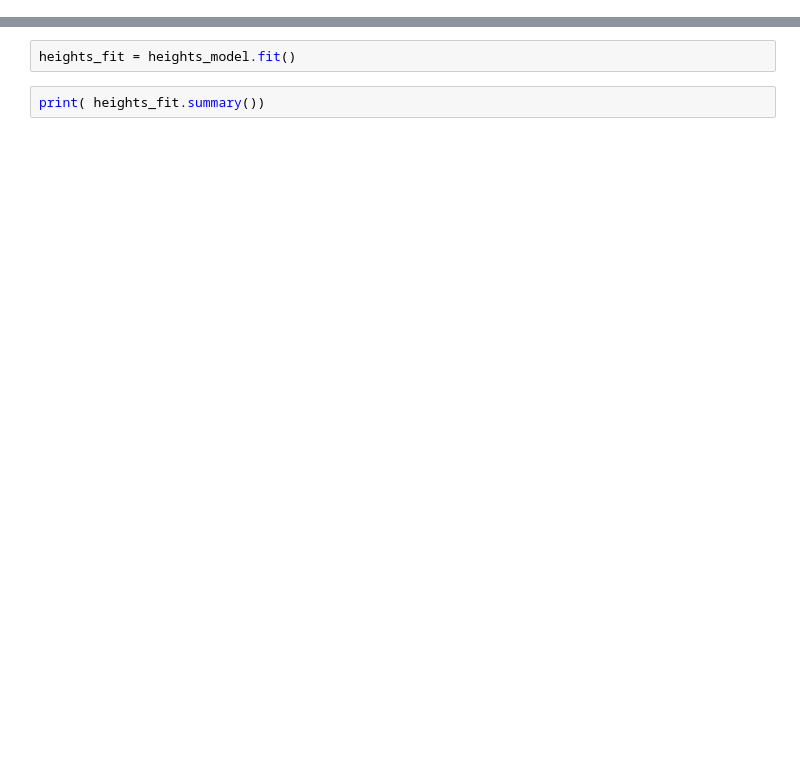
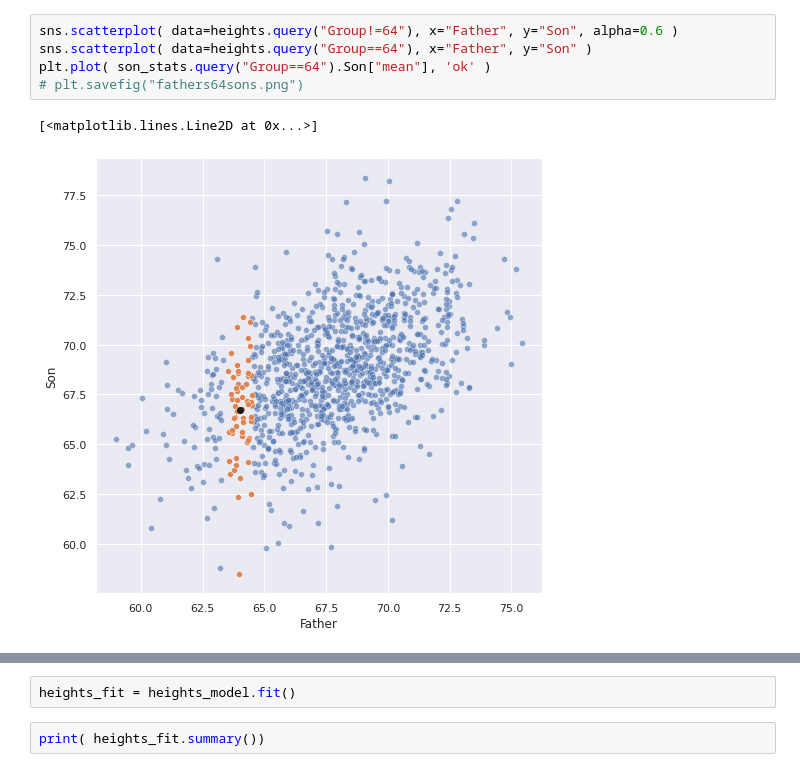
Before and after one commit to pajacobson/regression, a Jupyter notebook: py-notebooks/heights.ipynb, the cells around one changed output, grey strips where cells are left out. Drawn from its saved outputs; the diff is of its cells as text; blank space fills up the shorter version.

```diff
--- a/py-notebooks/heights.ipynb
+++ b/py-notebooks/heights.ipynb
@@ -29,0 +93,8 @@ heights
+# %%
+sns.scatterplot( data=heights.query("Group!=64"), x="Father", y="Son", alpha=0.6 )
+sns.scatterplot( data=heights.query("Group==64"), x="Father", y="Son" )
+plt.plot( son_stats.query("Group==64").Son["mean"], 'ok' )
+# plt.savefig("fathers64sons.png")
+# %% [output]
+[<matplotlib.lines.Line2D at 0x...>]
+[figure, added]
```
Also changed, not shown: parts of 38 cells of this notebook, 39 other files.
